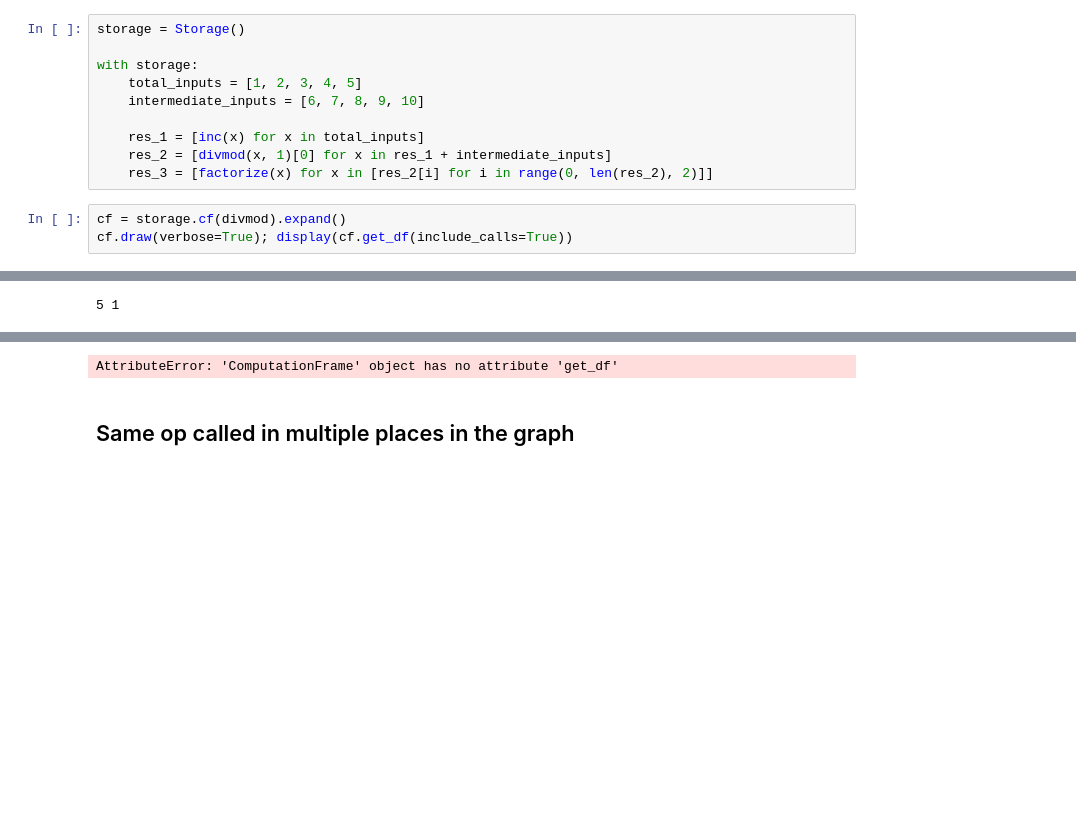
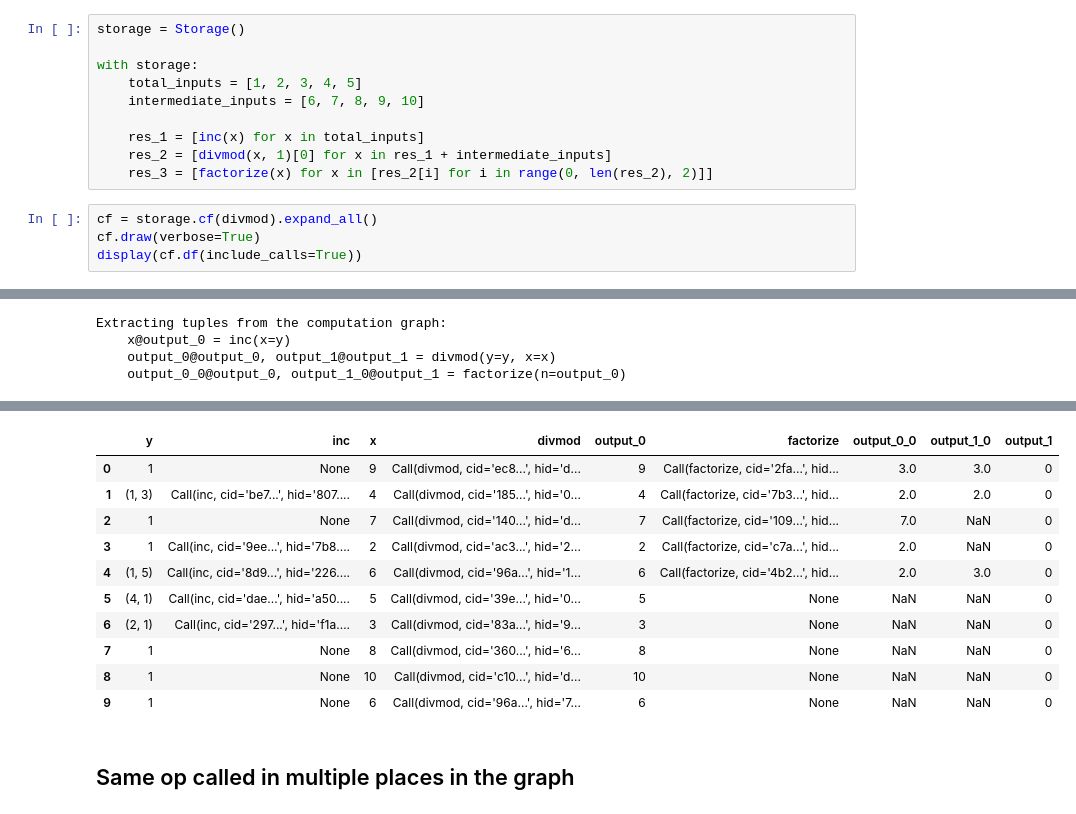
Before and after one commit to amakelov/mandala, a Jupyter notebook: mandala/_next/cf_examples.ipynb, the cells around one changed output, grey strips where cells are left out. Drawn from its saved outputs; the diff is of its cells as text; blank space fills up the shorter version.

```diff
--- a/mandala/_next/cf_examples.ipynb
+++ b/mandala/_next/cf_examples.ipynb
@@ -58,6 +58,7 @@ with storage:
     res_2 = [divmod(x, 1)[0] for x in res_1 + intermediate_inputs]
     res_3 = [factorize(x) for x in [res_2[i] for i in range(0, len(res_2), 2)]]
 # %%
-cf = storage.cf(divmod).expand()
-cf.draw(verbose=True); display(cf.get_df(include_calls=True))
+cf = storage.cf(divmod).expand_all()
+cf.draw(verbose=True)
+display(cf.df(include_calls=True))
 # %% [output]
@@ -64 +66,4 @@ cf.draw(verbose=True); display(cf.get_df(include_calls=True))
-5 1
+Extracting tuples from the computation graph:
+    x@output_0 = inc(x=y)
+    output_0@output_0, output_1@output_1 = divmod(y=y, x=x)
+    output_0_0@output_0, output_1_0@output_1 = factorize(n=output_0)
@@ -66,4 +70,14 @@ cf.draw(verbose=True); display(cf.get_df(include_calls=True))
-AttributeError: 'ComputationFrame' object has no attribute 'get_df'
+|  | y | inc | x | divmod | output_0 | factorize | output_0_0 | output_1_0 | output_1 |
+| 0 | 1 | None | 9 | Call(divmod, cid='ec8...', hid='d... | 9 | Call(factorize, cid='2fa...', hid... | 3.0 | 3.0 | 0 |
+| 1 | (1, 3) | Call(inc, cid='be7...', hid='807.... | 4 | Call(divmod, cid='185...', hid='0... | 4 | Call(factorize, cid='7b3...', hid... | 2.0 | 2.0 | 0 |
+| 2 | 1 | None | 7 | Call(divmod, cid='140...', hid='d... | 7 | Call(factorize, cid='109...', hid... | 7.0 | NaN | 0 |
+| 3 | 1 | Call(inc, cid='9ee...', hid='7b8.... | 2 | Call(divmod, cid='ac3...', hid='2... | 2 | Call(factorize, cid='c7a...', hid... | 2.0 | NaN | 0 |
+| 4 | (1, 5) | Call(inc, cid='8d9...', hid='226.... | 6 | Call(divmod, cid='96a...', hid='1... | 6 | Call(factorize, cid='4b2...', hid... | 2.0 | 3.0 | 0 |
+| 5 | (4, 1) | Call(inc, cid='dae...', hid='a50.... | 5 | Call(divmod, cid='39e...', hid='0... | 5 | None | NaN | NaN | 0 |
+| 6 | (2, 1) | Call(inc, cid='297...', hid='f1a.... | 3 | Call(divmod, cid='83a...', hid='9... | 3 | None | NaN | NaN | 0 |
+| 7 | 1 | None | 8 | Call(divmod, cid='360...', hid='6... | 8 | None | NaN | NaN | 0 |
+| 8 | 1 | None | 10 | Call(divmod, cid='c10...', hid='d... | 10 | None | NaN | NaN | 0 |
+| 9 | 1 | None | 6 | Call(divmod, cid='96a...', hid='7... | 6 | None | NaN | NaN | 0 |
 # %% [markdown]
 ## Same op called in multiple places in the graph
 # %%
```
Also changed, not shown: parts of 12 cells of this notebook, 24 other files.
